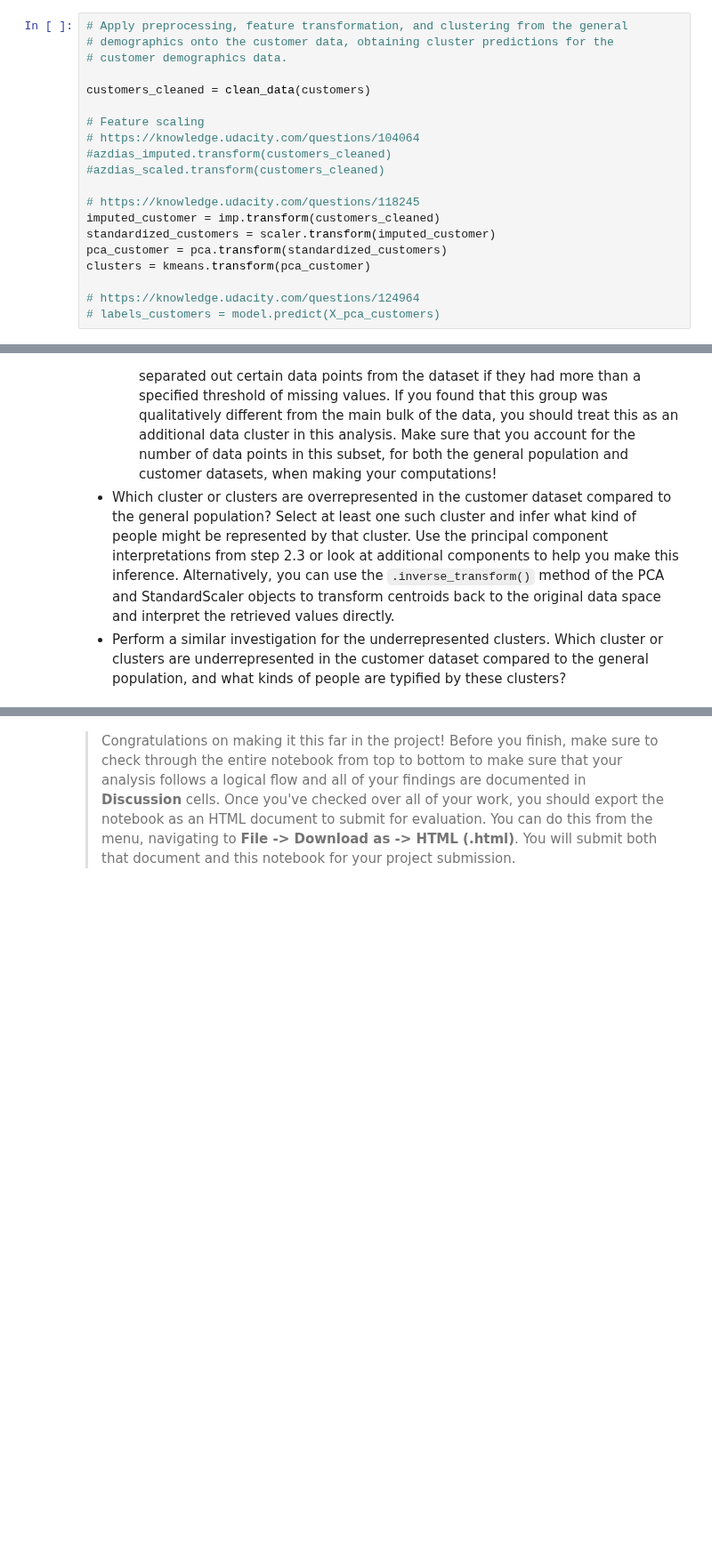
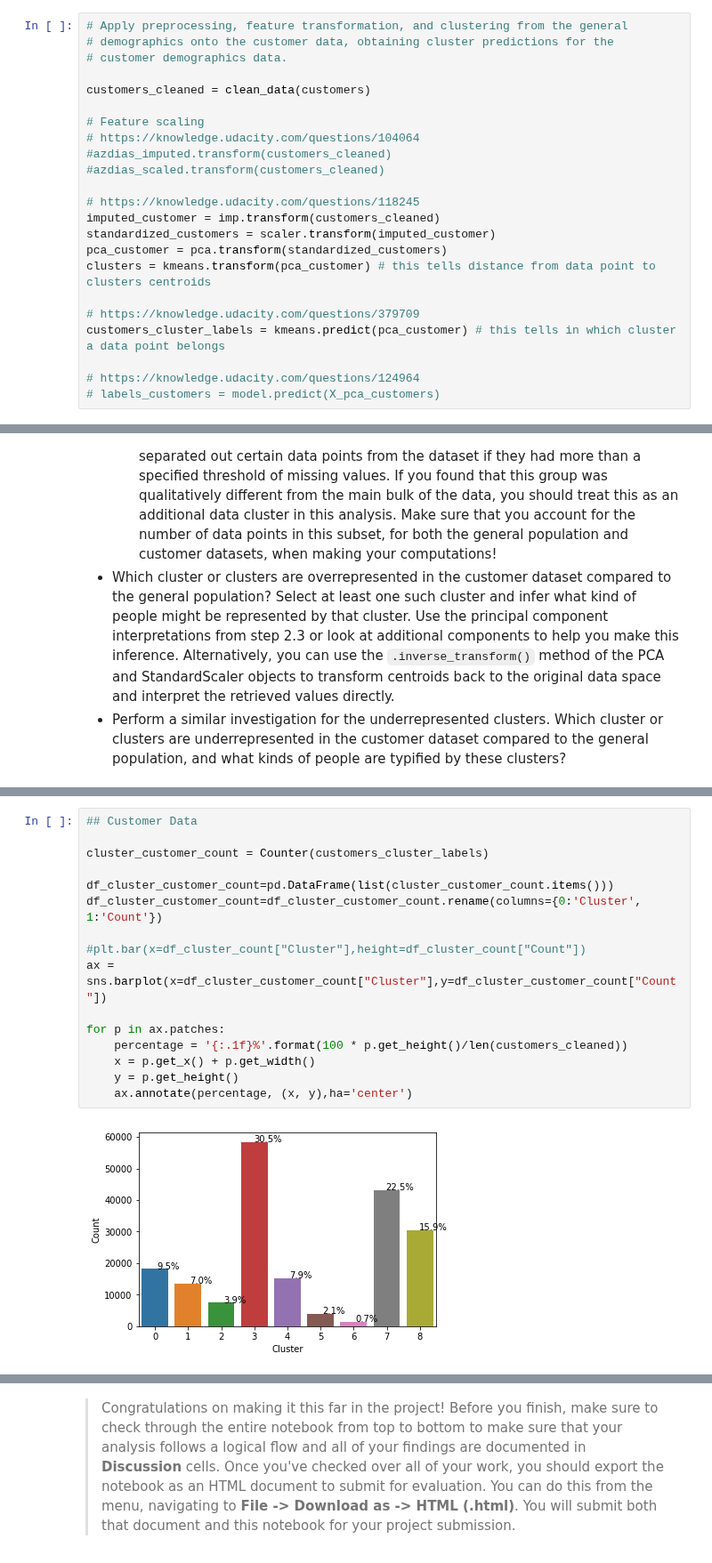
Before and after one commit to samthegolden/DSND_Term1, a Jupyter notebook: projects/p3_/Identify_Customer_Segments.ipynb, the cells around one changed output, grey strips where cells are left out. Shown at 89% size. Cells and saved outputs as stored; diff of their text form; blank space fills up the shorter version.

Commit message:
Explaining customers

```diff
--- a/projects/p3_/Identify_Customer_Segments.ipynb
+++ b/projects/p3_/Identify_Customer_Segments.ipynb
@@ -1439,7 +1441,10 @@ customers_cleaned = clean_data(customers)
 imputed_customer = imp.transform(customers_cleaned)
 standardized_customers = scaler.transform(imputed_customer)
 pca_customer = pca.transform(standardized_customers)
-clusters = kmeans.transform(pca_customer)
+clusters = kmeans.transform(pca_customer) # this tells distance from data point to clusters centroids
+
+# https://knowledge.udacity.com/questions/379709
+customers_cluster_labels = kmeans.predict(pca_customer) # this tells in which cluster a data point belongs
 
 # https://knowledge.udacity.com/questions/124964
 # labels_customers = model.predict(X_pca_customers)
@@ -1539,0 +1622,18 @@ final_kmeans = KMeans(n_clusters = 8)
+# %%
+## Customer Data
+
+cluster_customer_count = Counter(customers_cluster_labels)
+
+df_cluster_customer_count=pd.DataFrame(list(cluster_customer_count.items()))
+df_cluster_customer_count=df_cluster_customer_count.rename(columns={0:'Cluster', 1:'Count'})
+
+#plt.bar(x=df_cluster_count["Cluster"],height=df_cluster_count["Count"])
+ax = sns.barplot(x=df_cluster_customer_count["Cluster"],y=df_cluster_customer_count["Count"])
+
+for p in ax.patches:
+    percentage = '{:.1f}%'.format(100 * p.get_height()/len(customers_cleaned))
+    x = p.get_x() + p.get_width()
+    y = p.get_height()
+    ax.annotate(percentage, (x, y),ha='center')
+# %% [output]
+[figure, added]
```
Also changed, not shown: parts of 29 cells of this notebook.
